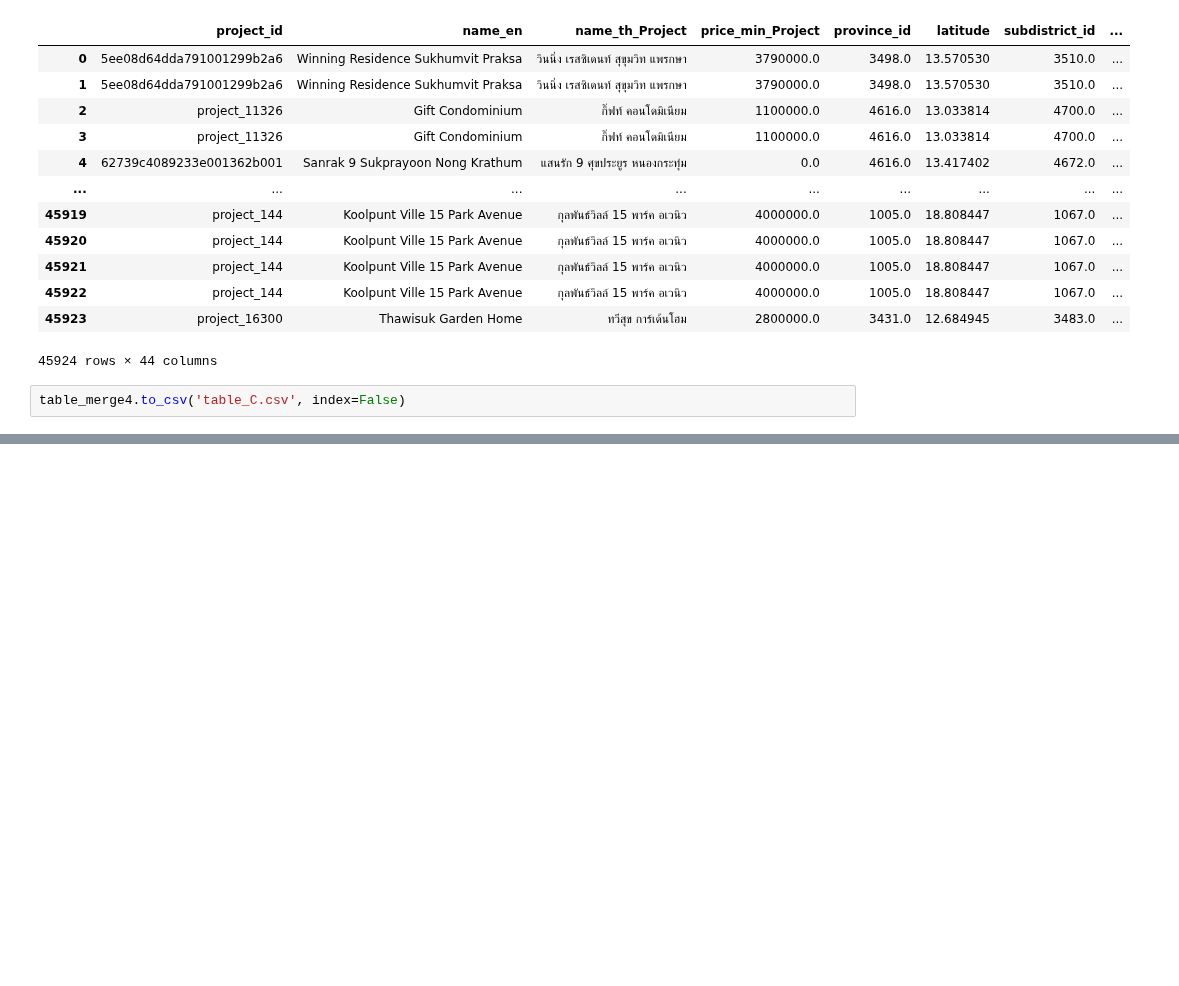
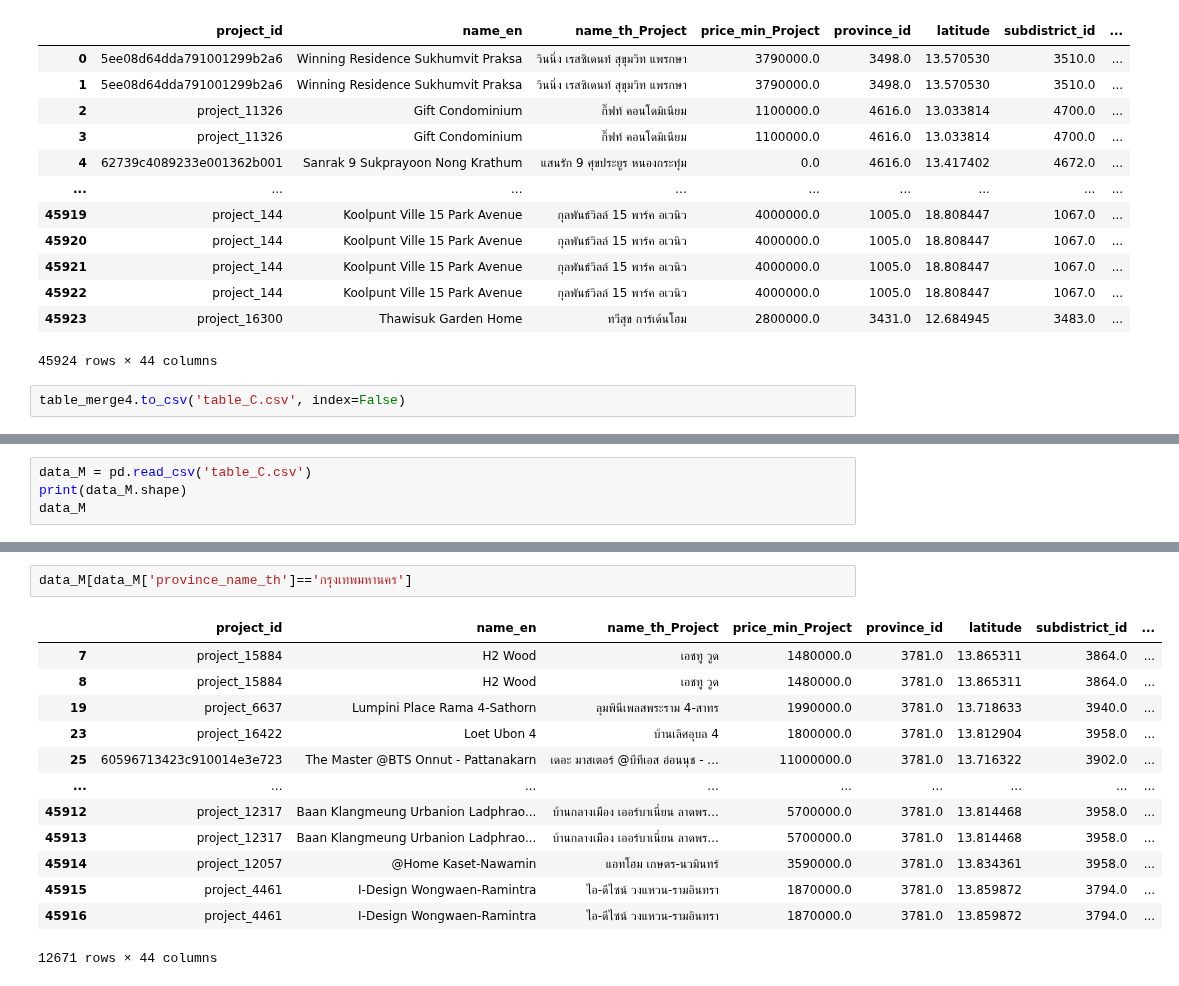
Before and after one commit to TungSoPon/BasicProg_DataViz65, a Jupyter notebook: Project.ipynb, the cells around one changed output, grey strips where cells are left out. Saved outputs shown, nothing was run; the diff lists cells and outputs as text; blank space fills up the shorter version.

```diff
--- a/Project.ipynb
+++ b/Project.ipynb
@@ -1100,0 +1065,4 @@ table_merge4.to_csv('table_C.csv', index=False)
+# %%
+data_M = pd.read_csv('table_C.csv')
+print(data_M.shape)
+data_M
@@ -1100,0 +1084,16 @@ table_merge4.to_csv('table_C.csv', index=False)
+# %%
+data_M[data_M['province_name_th']=='กรุงเทพมหานคร']
+# %% [output]
+|  | project_id | name_en | name_th_Project | price_min_Project | province_id | latitude | subdistrict_id | ... |
+| 7 | project_15884 | H2 Wood | เอชทู วูด | 1480000.0 | 3781.0 | 13.865311 | 3864.0 | ... |
+| 8 | project_15884 | H2 Wood | เอชทู วูด | 1480000.0 | 3781.0 | 13.865311 | 3864.0 | ... |
+| 19 | project_6637 | Lumpini Place Rama 4-Sathorn | ลุมพินีเพลสพระราม 4-สาทร | 1990000.0 | 3781.0 | 13.718633 | 3940.0 | ... |
+| 23 | project_16422 | Loet Ubon 4 | บ้านเลิศอุบล 4 | 1800000.0 | 3781.0 | 13.812904 | 3958.0 | ... |
+| 25 | 60596713423c910014e3e723 | The Master @BTS Onnut - Pattanakarn | เดอะ มาสเตอร์ @บีทีเอส อ่อนนุช - ... | 11000000.0 | 3781.0 | 13.716322 | 3902.0 | ... |
+| ... | ... | ... | ... | ... | ... | ... | ... | ... |
+| 45912 | project_12317 | Baan Klangmeung Urbanion Ladphrao... | บ้านกลางเมือง เออร์บาเนี่ยน ลาดพร... | 5700000.0 | 3781.0 | 13.814468 | 3958.0 | ... |
+| 45913 | project_12317 | Baan Klangmeung Urbanion Ladphrao... | บ้านกลางเมือง เออร์บาเนี่ยน ลาดพร... | 5700000.0 | 3781.0 | 13.814468 | 3958.0 | ... |
+| 45914 | project_12057 | @Home Kaset-Nawamin | แอทโฮม เกษตร-นวมินทร์ | 3590000.0 | 3781.0 | 13.834361 | 3958.0 | ... |
+| 45915 | project_4461 | I-Design Wongwaen-Ramintra | ไอ-ดีไซน์ วงแหวน-รามอินทรา | 1870000.0 | 3781.0 | 13.859872 | 3794.0 | ... |
+| 45916 | project_4461 | I-Design Wongwaen-Ramintra | ไอ-ดีไซน์ วงแหวน-รามอินทรา | 1870000.0 | 3781.0 | 13.859872 | 3794.0 | ... |
+12671 rows × 44 columns
```
Also changed, not shown: parts of 6 cells of this notebook.
